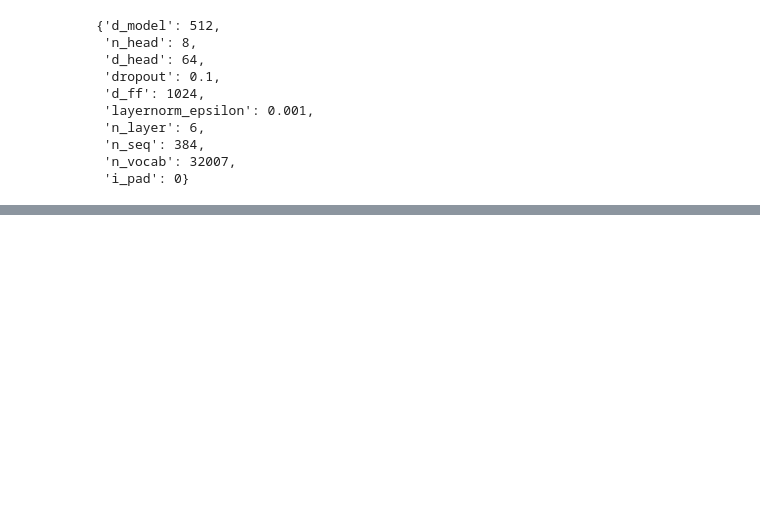
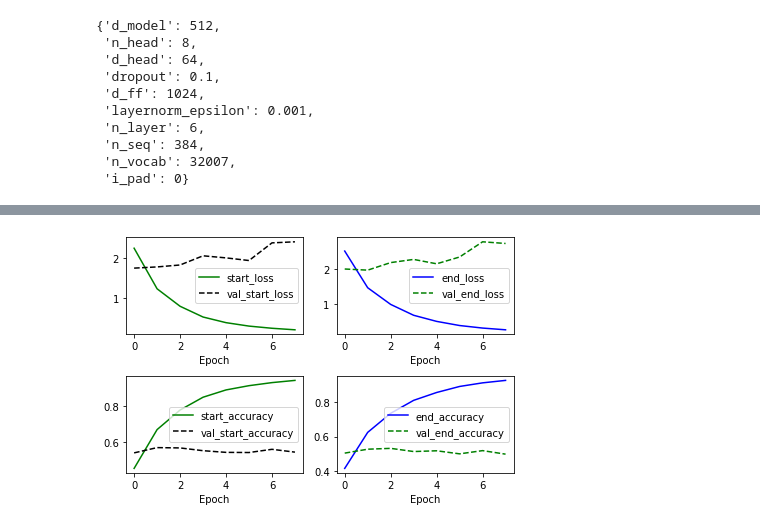
Before and after one commit to seungmiya13/LMS-Exploration, a Jupyter notebook: E17/bert_pretrained.ipynb, the cells around one changed output, grey strips where cells are left out. Cells and saved outputs as stored; diff of their text form; code cells hidden in the pictures; blank space fills up the shorter version.

```diff
--- a/E17/bert_pretrained.ipynb
+++ b/E17/bert_pretrained.ipynb
@@ -632,0 +800,17 @@ early stopping
+# %%
+checkpoint_file = os.path.join(model_dir, 'bert_pretrain_32000.hdf5')
+
+model2 = BERT4KorQuAD(config)
+
+if os.path.exists(checkpoint_file):
+    #  pretrained model 을 로드하기 위해 먼저 모델이 생성되어 있어야 한다.
+    enc_tokens = np.random.randint(0, len(vocab), (4, 10))
+    segments = np.random.randint(0, 2, (4, 10))
+    model2(enc_tokens, segments)
+
+    # checkpoint 파일로부터 필요한 layer를 불러온다.
+    model2.load_weights(os.path.join(model_dir, "bert_pretrain_32000.hdf5"), by_name=True)
+
+    model2.summary()
+else:
+    print('NO Pretrained Model')
@@ -632,0 +995,32 @@ early stopping
+# %%
+# BERT_pretrained - training result
+#plt.figure(figsize=(16, 4))
+
+plt.subplot(2, 2, 1)
+plt.plot(start_loss_list2, 'g-', label='start_loss')
+plt.plot(val_start_loss_list2, 'k--', label='val_start_loss')
+plt.xlabel('Epoch')
+plt.legend()
+
+plt.subplot(2, 2, 2)
+plt.plot(end_loss_list2, 'b-', label='end_loss')
+plt.plot(val_end_loss_list2, 'g--', label='val_end_loss')
+plt.xlabel('Epoch')
+plt.legend()
+
+plt.subplot(2, 2, 3)
+plt.plot(start_acc_list2, 'g-', label='start_accuracy')
+plt.plot(val_start_acc_list2, 'k--', label='val_start_accuracy')
+plt.xlabel('Epoch')
+plt.legend()
+
+plt.subplot(2, 2, 4)
+plt.plot(end_acc_list2, 'b-', label='end_accuracy')
+plt.plot(val_end_acc_list2, 'g--', label='val_end_accuracy')
+plt.xlabel('Epoch')
+plt.legend()
+
+plt.tight_layout()
+plt.show()
+# %% [output]
+[figure, added]
```
Also changed, not shown: parts of 28 cells of this notebook.
